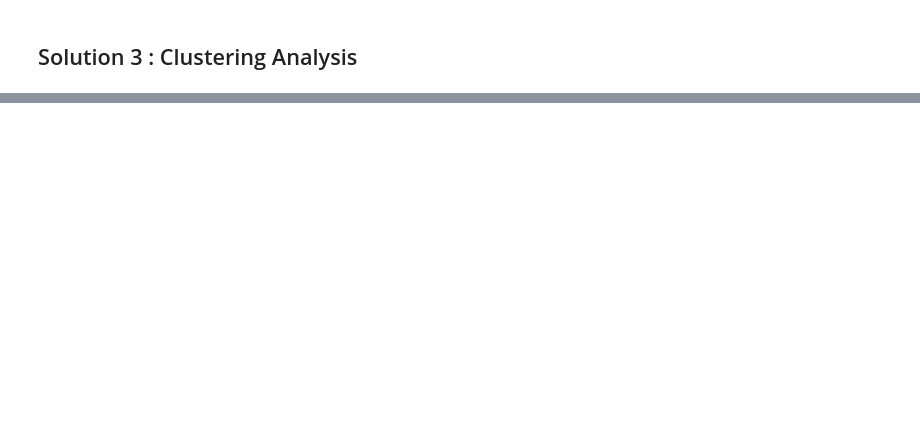
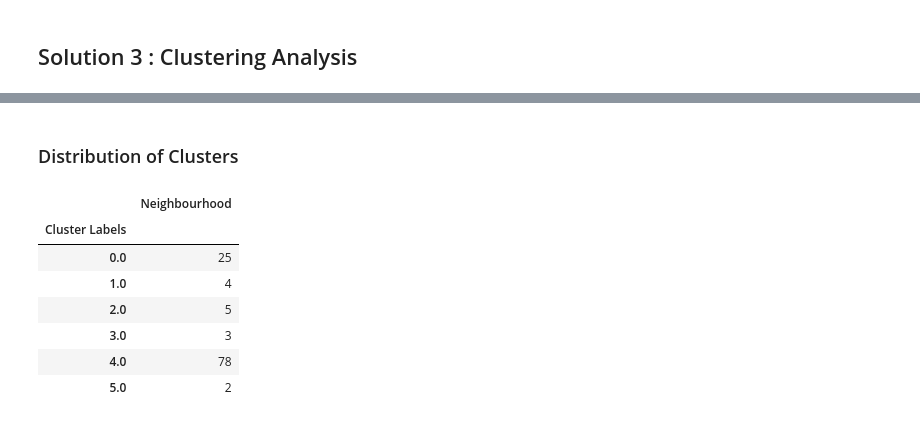
Before and after one commit to agk316/Coursera_Capstone, a Jupyter notebook: Week2.ipynb, the cells around one changed output, grey strips where cells are left out. Saved outputs shown, nothing was run; the diff lists cells and outputs as text; code cells hidden in the pictures; blank space fills up the shorter version.

```diff
--- a/Week2.ipynb
+++ b/Week2.ipynb
@@ -395,6 +339,19 @@ Toronto_merged = Toronto_merged.join(Toronto_venues_Group3.set_index('Neighbourh
 #Toronto_merged.describe(include='all')
 # %%
 Toronto_merged['Cluster Labels'] = Toronto_merged['Cluster Labels'].fillna(0)
+# %% [markdown]
+### Distribution of Clusters
+# %%
+Toronto_merged.groupby('Cluster Labels').count()[['Neighbourhood']]
+# %% [output]
+|  | Neighbourhood |
+| Cluster Labels |  |
+| 0.0 | 25 |
+| 1.0 | 4 |
+| 2.0 | 5 |
+| 3.0 | 3 |
+| 4.0 | 78 |
+| 5.0 | 2 |
 # %%
 # create map
 map_clusters = folium.Map(location=[latitude, longitude], zoom_start=11)
```
Also changed, not shown: parts of 16 cells of this notebook.
